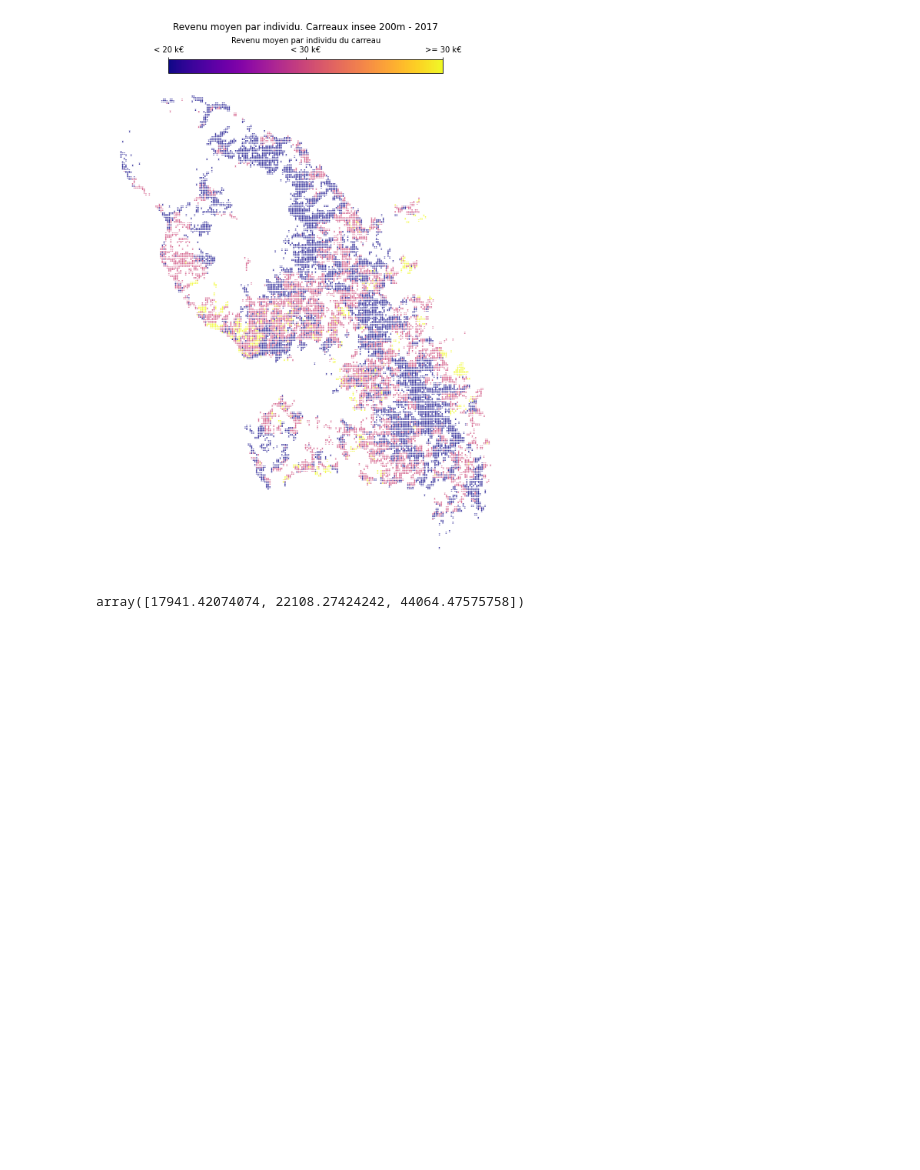
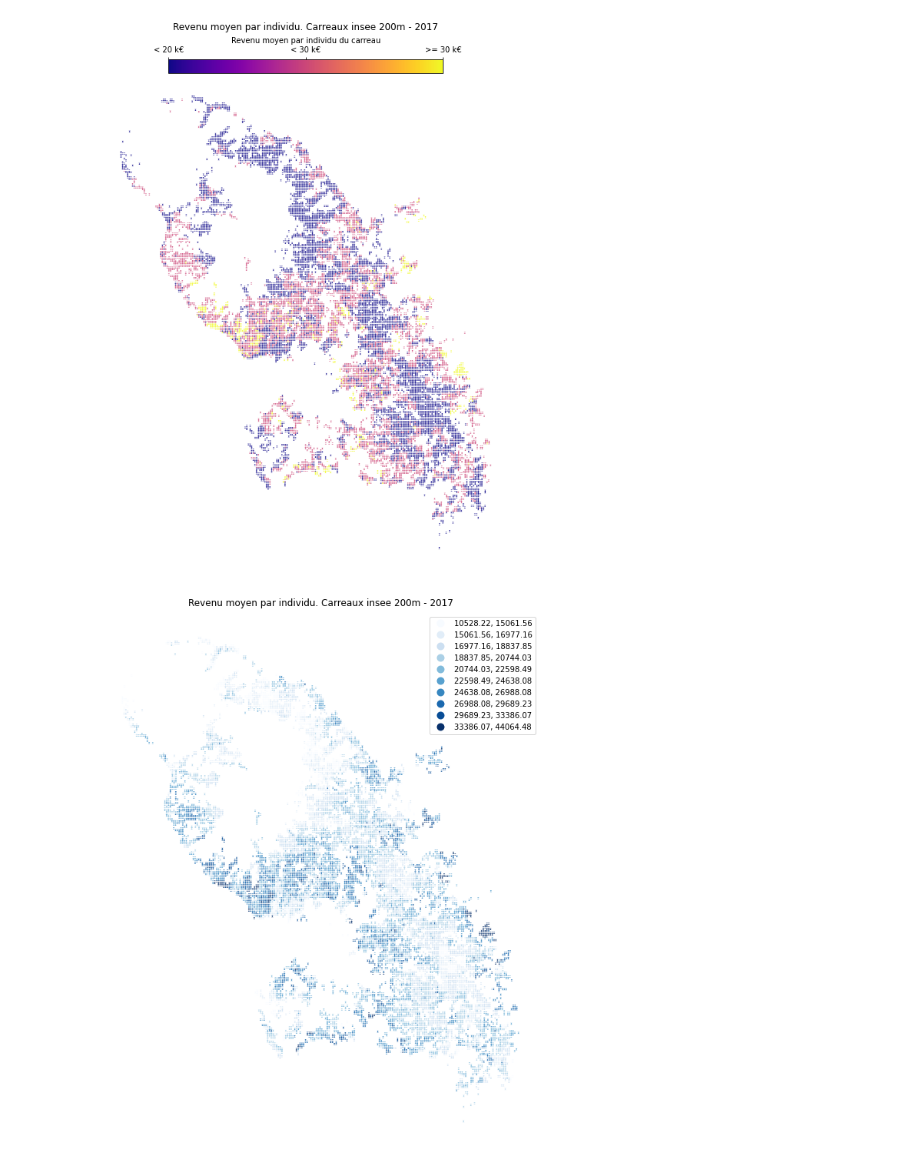
Before and after one commit to glefait/30daymapchallenge, a Jupyter notebook: 2022/2022-11-07.ipynb, the cells around one changed output. Cells and saved outputs as stored; diff of their text form; code cells hidden in the pictures; blank space fills up the shorter version.

```diff
--- a/2022/2022-11-07.ipynb
+++ b/2022/2022-11-07.ipynb
@@ -86,7 +86,15 @@ _ = ax.axis("off")
 # %% [output]
 [figure]
 # %%
+cmap = matplotlib.cm.Blues
 
-Quantiles(gdf['rev'], 3).bins
+fig, ax = plt.subplots(1, 1, constrained_layout=True, figsize=(10, 10))
+fig.suptitle("Revenu moyen par individu. Carreaux insee 200m - 2017")
+
+gdf.plot(ax=ax, column='rev', #column='cl',
+         k=10, legend=True, cmap=cmap, scheme='NaturalBreaks',
+)
+_ = ax.axis("off")
+fig.savefig('output-tmp/2022-11-07b.png', facecolor='white')
 # %% [output]
-array([17941.42074074, 22108.27424242, 44064.47575758])
+[figure, added]
```
Also changed, not shown: parts of 4 cells of this notebook, 4 other files.
